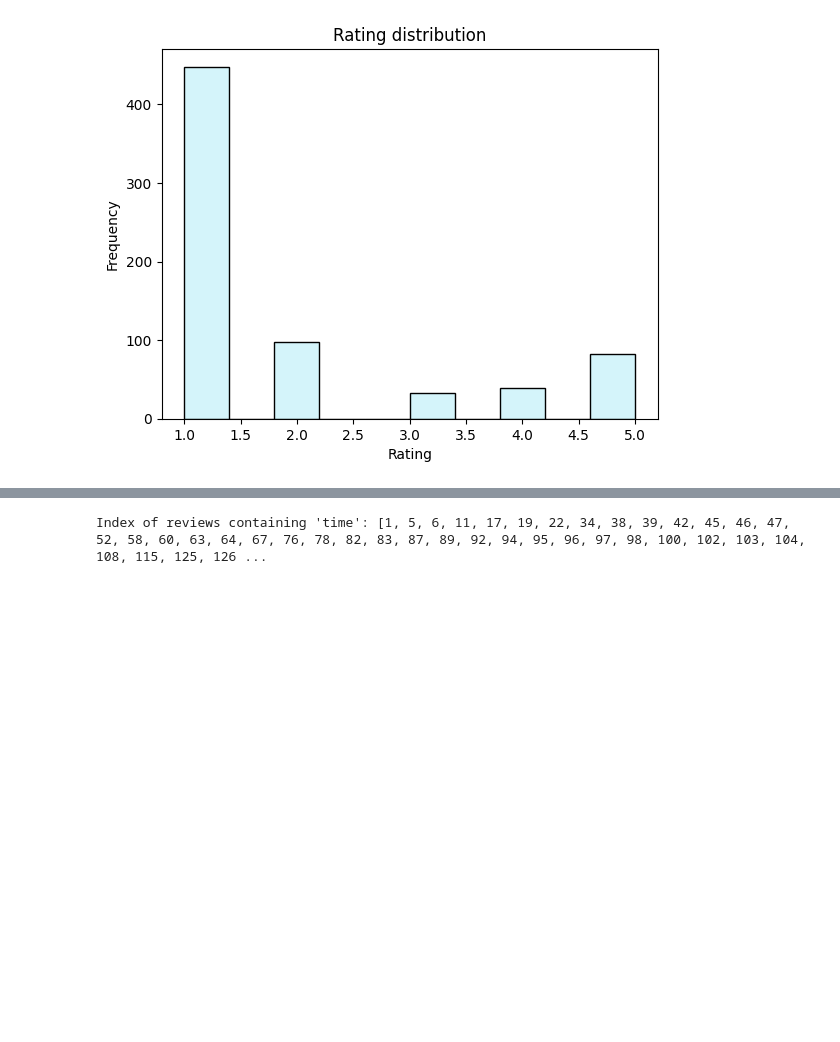
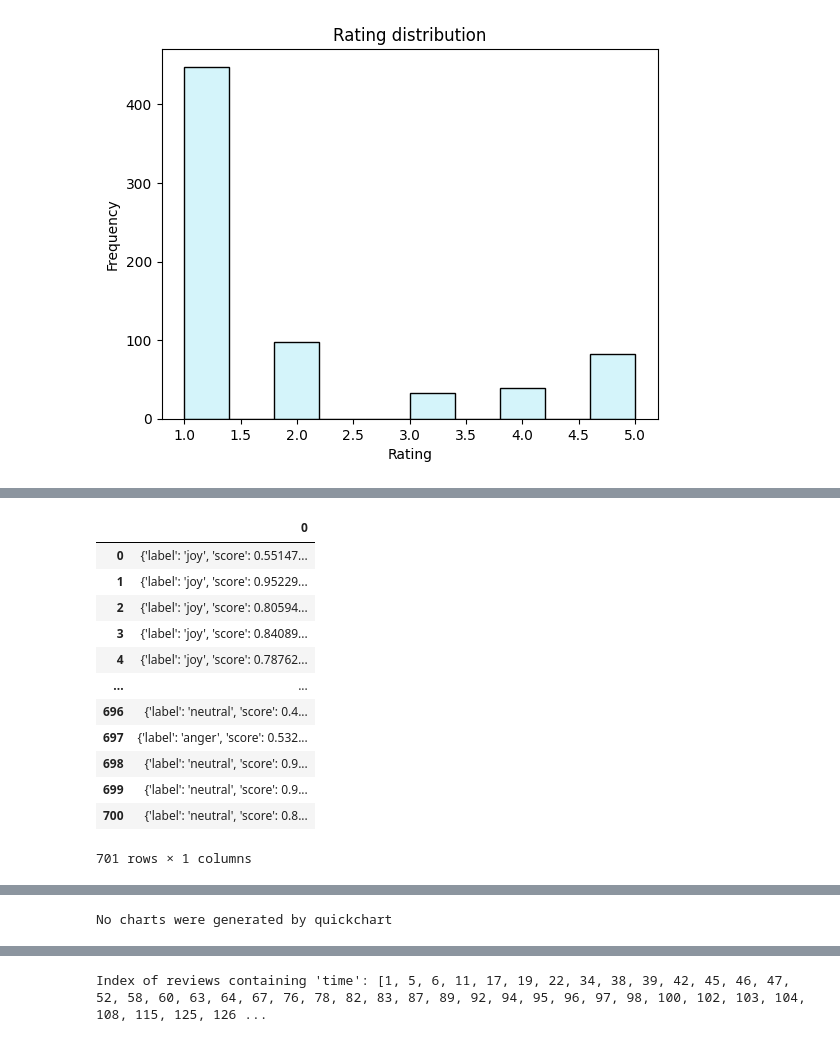
Before and after one commit to rich-hyun/Kuggle_9th_team_SAMTARBUCKS, a Jupyter notebook: 분류_프로젝트.ipynb, the cells around one changed output, grey strips where cells are left out. Saved outputs shown, nothing was run; the diff lists cells and outputs as text; code cells hidden in the pictures; blank space fills up the shorter version.

```diff
--- a/분류_프로젝트.ipynb
+++ b/분류_프로젝트.ipynb
@@ -234,3 +230,13 @@ plt.title('Rating distribution')
 plt.show()
 # %% [output]
 [figure]
+# %%
+!pip install transformers
+from transformers import pipeline
+classifier = pipeline("sentiment-analysis", model="michellejieli/emotion_text_classifier")
+
+# 'review' 컬럼의 각 행에 대해 감정 분석 수행
+results = []
+for text in df['Review']:
+    result = classifier(text)
+    results.append(result)
@@ -236,0 +262,16 @@ plt.show()
+# %%
+pd.DataFrame(results)
+# %% [output]
+|  | 0 |
+| 0 | {'label': 'joy', 'score': 0.55147... |
+| 1 | {'label': 'joy', 'score': 0.95229... |
+| 2 | {'label': 'joy', 'score': 0.80594... |
+| 3 | {'label': 'joy', 'score': 0.84089... |
+| 4 | {'label': 'joy', 'score': 0.78762... |
+| ... | ... |
+| 696 | {'label': 'neutral', 'score': 0.4... |
+| 697 | {'label': 'anger', 'score': 0.532... |
+| 698 | {'label': 'neutral', 'score': 0.9... |
+| 699 | {'label': 'neutral', 'score': 0.9... |
+| 700 | {'label': 'neutral', 'score': 0.8... |
+701 rows × 1 columns
@@ -236,0 +279 @@ plt.show()
+No charts were generated by quickchart
```
Also changed, not shown: parts of 21 cells of this notebook.
